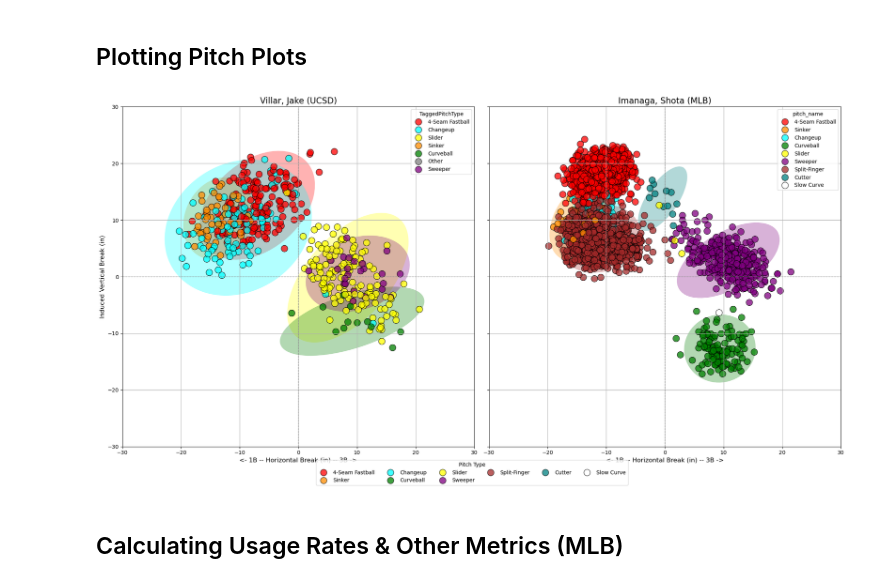
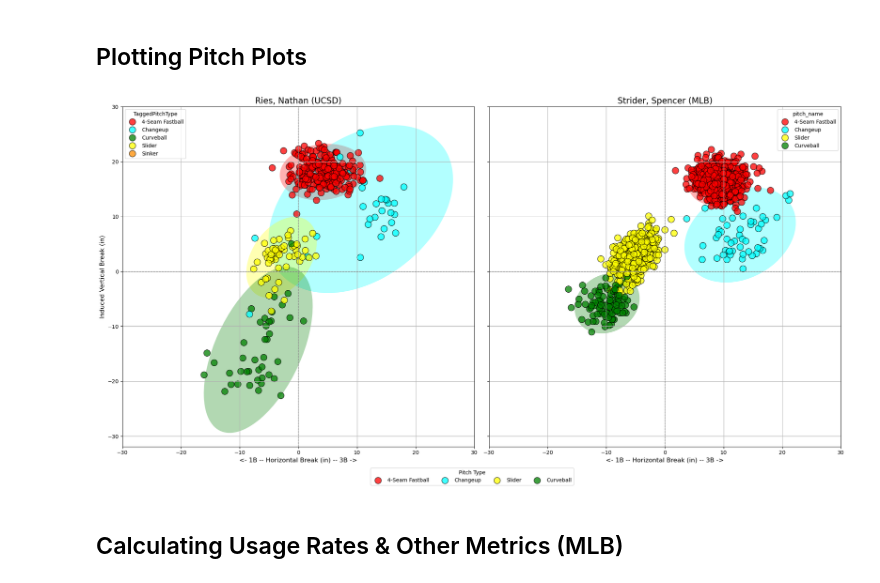
Before and after one commit to jackkalsched/UCSD_Baseball_25, a Jupyter notebook: Pitching/mlb arsenal comparisons/big_league_comparison.ipynb, the cells around one changed output. Drawn from its saved outputs; the diff is of its cells as text; code cells hidden in the pictures.

```diff
--- a/Pitching/mlb arsenal comparisons/big_league_comparison.ipynb
+++ b/Pitching/mlb arsenal comparisons/big_league_comparison.ipynb
@@ -642,35 +642,35 @@ def compare_pitchers(ucsd_pitcher, mlb_pitcher, trackman, statcast_data):
     mlb_df['pfx_z'] = mlb_df['pfx_z'] * 12
     mlb_df['pfx_x'] = mlb_df['pfx_x'] * (-12)
     mlb_df = mlb_df.dropna(subset=['pitch_name'])
     ax2 = axes[1]
     sns.scatterplot(
         data=mlb_df, x='pfx_x', y='pfx_z',
         hue='pitch_name', palette=color_map,
         edgecolor='black', s=150, alpha=0.75, ax=ax2, zorder=1
     )
     for pitch_type, color in color_map.items():
         group = mlb_df[mlb_df['pitch_name'] == pitch_type]
         coords = group[['pfx_x', 'pfx_z']].dropna().to_numpy()
         draw_ellipse(coords, ax2, color)
 
     ax2.set_title(f"{mlb_pitcher} (MLB)", fontsize=16)
     ax2.set_xlabel("<- 1B -- Horizontal Break (in) -- 3B ->", fontsize=12)
     ax2.set_ylabel("Induced Vertical Break (in)", fontsize=12)
     ax2.axhline(0, color='gray', linestyle='--', linewidth=1)
     ax2.axvline(0, color='gray', linestyle='--', linewidth=1)
     ax2.set_xticks(range(-30, 31, 10))
     ax2.set_yticks(range(-30, 31, 10))
     ax2.grid(True)
 
     handles, labels = ax2.get_legend_handles_labels()
     fig.legend(handles, labels, title='Pitch Type', loc='lower center', ncol=6, bbox_to_anchor=(0.5, -0.05))
     plt.tight_layout()
     plt.show()
 
 
-compare_pitchers('Villar, Jake', 'Imanaga, Shota', trackman, statcast_data)
+compare_pitchers('Ries, Nathan', 'Strider, Spencer', trackman, statcast_data)
 # %% [output]
-[figure, old version]
+[figure, new version]
 # %% [markdown]
 ## Calculating Usage Rates & Other Metrics (MLB)
 # %%
```
Also changed, not shown: parts of 3 cells of this notebook.
